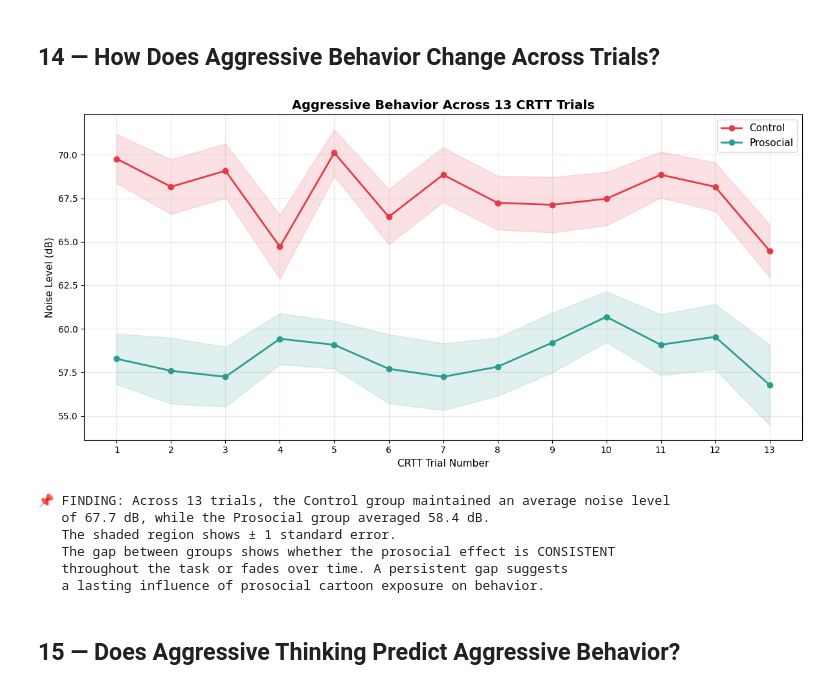
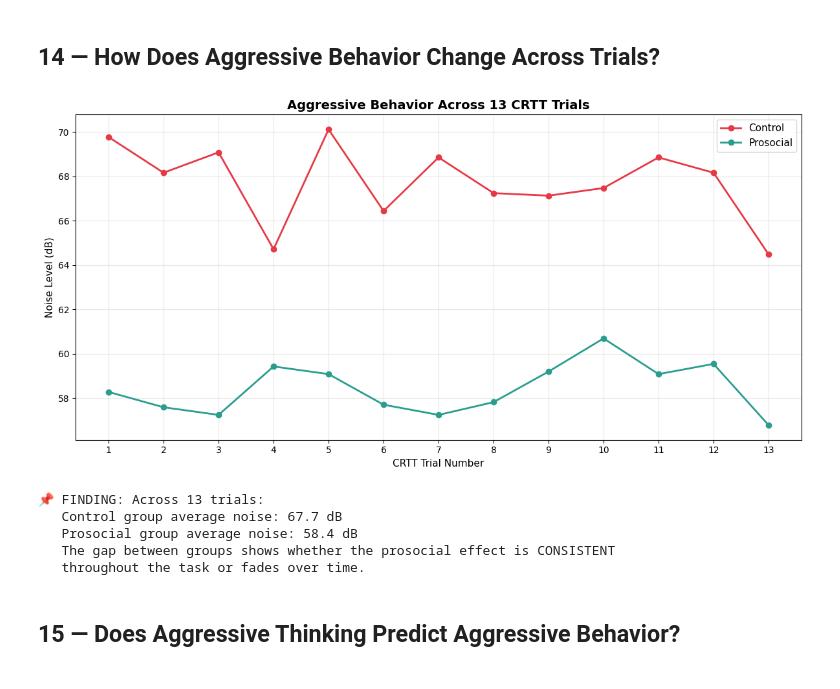
Before and after one commit to RonakSinghRaina/PROJECT-NEW, a Jupyter notebook: cartoon_analysis_complete.ipynb, the cells around one changed output. Drawn from its saved outputs; the diff is of its cells as text; code cells hidden in the pictures.

```diff
--- a/cartoon_analysis_complete.ipynb
+++ b/cartoon_analysis_complete.ipynb
@@ -684,42 +752,38 @@ Females: Control=64.0 dB, Prosocial=60.8 dB, diff=-3.3 dB
 # %% [markdown]
 ## 14 — How Does Aggressive Behavior Change Across Trials?
 # %%
+# Get CRTT trial columns
 crtt_cols = [c for c in df_pro.columns if c.startswith('CRTT_Noise_Level_Trial_')]
 
+# Calculate means for each group
+control_means = control[crtt_cols].mean()
+prosocial_means = prosocial[crtt_cols].mean()
+
 fig, ax = plt.subplots(figsize=(12, 6))
-for group, color, label in [('No', '#e63946', 'Control'), ('Yes', '#2a9d8f', 'Prosocial')]:
-    subset = df_pro[df_pro['Watched_Prosocial_Cartoon'] == group][crtt_cols]
-    means = subset.mean()
-    sems = subset.sem()
-    trials = range(1, 14)
-    ax.plot(trials, means.values, '-o', color=color, label=label, linewidth=2, markersize=6)
-    ax.fill_between(trials, (means - sems).values, (means + sems).values, alpha=0.15, color=color)
-
+trials = range(1, 14)
+ax.plot(trials, control_means.values, '-o', color='#e63946', label='Control', linewidth=2, markersize=6)
+ax.plot(trials, prosocial_means.values, '-o', color='#2a9d8f', label='Prosocial', linewidth=2, markersize=6)
 ax.set_xlabel('CRTT Trial Number', fontsize=11)
 ax.set_ylabel('Noise Level (dB)', fontsize=11)
 ax.set_title('Aggressive Behavior Across 13 CRTT Trials', fontsize=14, fontweight='bold')
 ax.set_xticks(range(1, 14))
 ax.legend(fontsize=11)
 ax.grid(alpha=0.3)
 plt.tight_layout()
 plt.show()
 
-no_means = df_pro[df_pro['Watched_Prosocial_Cartoon']=='No'][crtt_cols].mean()
-yes_means = df_pro[df_pro['Watched_Prosocial_Cartoon']=='Yes'][crtt_cols].mean()
-print(f'📌 FINDING: Across 13 trials, the Control group maintained an average noise level')
-print(f'   of {no_means.mean():.1f} dB, while the Prosocial group averaged {yes_means.mean():.1f} dB.')
-print(f'   The shaded region shows ± 1 standard error.')
-print(f'   The gap between groups shows whether the prosocial effect is CONSISTENT')
-print(f'   throughout the task or fades over time. A persistent gap suggests')
-print(f'   a lasting influence of prosocial cartoon exposure on behavior.')
+print('📌 FINDING: Across 13 trials:')
+print('   Control group average noise:', round(control_means.mean(), 1), 'dB')
+print('   Prosocial group average noise:', round(prosocial_means.mean(), 1), 'dB')
+print('   The gap between groups shows whether the prosocial effect is CONSISTENT')
+print('   throughout the task or fades over time.')
 # %% [output]
-[figure, old version]
+[figure, new version]
-📌 FINDING: Across 13 trials, the Control group maintained an average noise level
-   of 67.7 dB, while the Prosocial group averaged 58.4 dB.
-   The shaded region shows ± 1 standard error.
+📌 FINDING: Across 13 trials:
+   Control group average noise: 67.7 dB
+   Prosocial group average noise: 58.4 dB
    The gap between groups shows whether the prosocial effect is CONSISTENT
-   throughout the task or fades over time. A persistent gap suggests
-   a lasting influence of prosocial cartoon exposure on behavior.
+   throughout the task or fades over time.
 # %% [markdown]
 ## 15 — Does Aggressive Thinking Predict Aggressive Behavior?
 # %%
```
Also changed, not shown: parts of 27 cells of this notebook.
